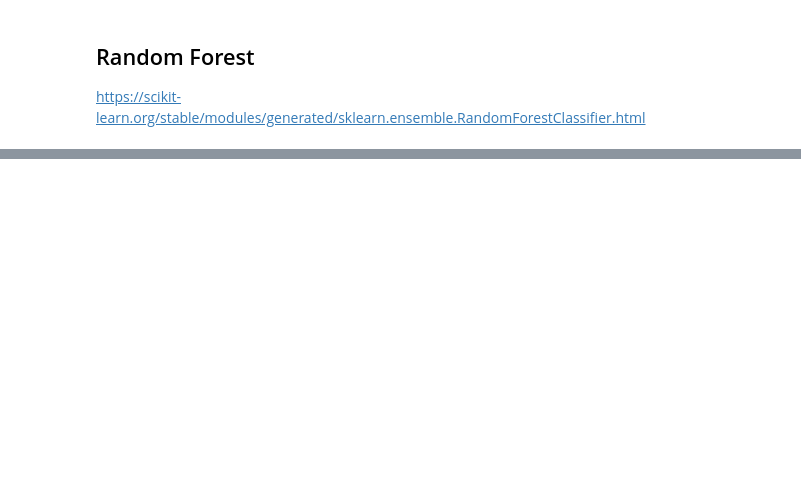
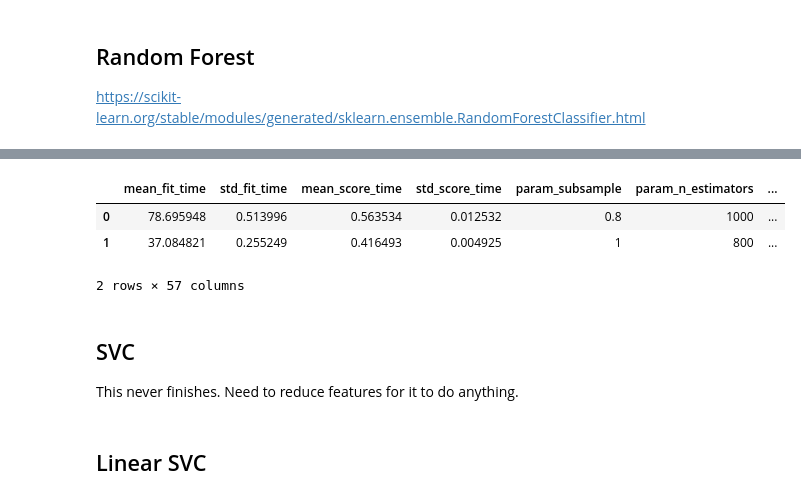
Before and after one commit to warnost/QTW, a Jupyter notebook: Week 8 Bank Data Case Study/Code/Week 8.ipynb, the cells around one changed output, grey strips where cells are left out. Drawn from its saved outputs; the diff is of its cells as text; code cells hidden in the pictures; blank space fills up the shorter version.

Commit message:
grid search

```diff
--- a/Week 8 Bank Data Case Study/Code/Week 8.ipynb
+++ b/Week 8 Bank Data Case Study/Code/Week 8.ipynb
@@ -130,0 +215,11 @@ clf.fit(X, y)
+# %%
+xgb_random_search = pd.read_pickle('xgb_random_search.p')
+pd.DataFrame(xgb_random_search.cv_results_)
+# %% [output]
+|  | mean_fit_time | std_fit_time | mean_score_time | std_score_time | param_subsample | param_n_estimators | ... |
+| 0 | 78.695948 | 0.513996 | 0.563534 | 0.012532 | 0.8 | 1000 | ... |
+| 1 | 37.084821 | 0.255249 | 0.416493 | 0.004925 | 1 | 800 | ... |
+2 rows × 57 columns
+# %% [markdown]
+## SVC
+This never finishes. Need to reduce features for it to do anything.
@@ -130,0 +241,2 @@ clf.fit(X, y)
+# %% [markdown]
+## Linear SVC
```
Also changed, not shown: parts of 17 cells of this notebook, 2 other files.
